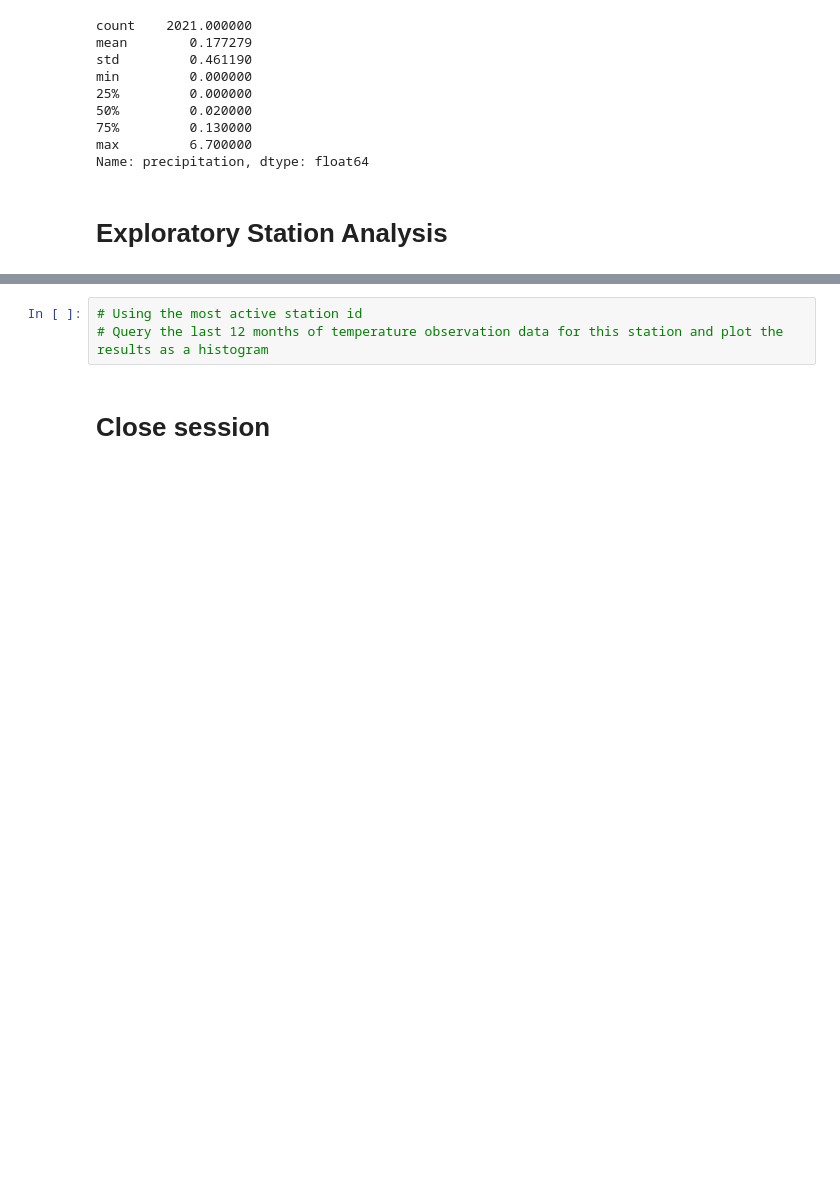
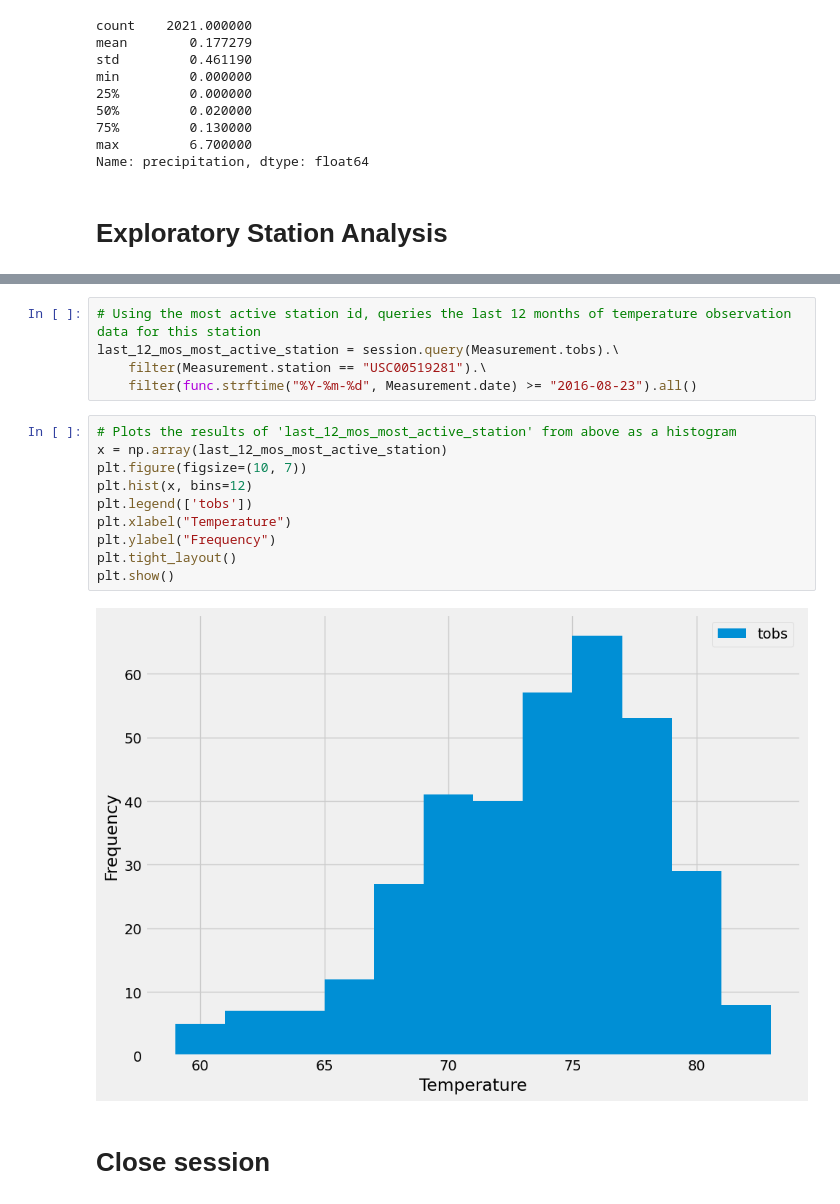
Before and after one commit to JustinePile/sqlalchemy-challenge, a Jupyter notebook: SurfsUp/climate.ipynb, the cells around one changed output, grey strips where cells are left out. Cells and saved outputs as stored; diff of their text form; blank space fills up the shorter version.

```diff
--- a/SurfsUp/climate.ipynb
+++ b/SurfsUp/climate.ipynb
@@ -130,6 +144,20 @@ most_active_stations[0]
 # %%
-# Using the most active station id
-# Query the last 12 months of temperature observation data for this station and plot the results as a histogram
+# Using the most active station id, queries the last 12 months of temperature observation data for this station
+last_12_mos_most_active_station = session.query(Measurement.tobs).\
+    filter(Measurement.station == "USC00519281").\
+    filter(func.strftime("%Y-%m-%d", Measurement.date) >= "2016-08-23").all()
+# %%
+# Plots the results of 'last_12_mos_most_active_station' from above as a histogram
+x = np.array(last_12_mos_most_active_station)
+plt.figure(figsize=(10, 7))
+plt.hist(x, bins=12)
+plt.legend(['tobs'])
+plt.xlabel("Temperature")
+plt.ylabel("Frequency")
+plt.tight_layout()
+plt.show()
+# %% [output]
+[figure, added]
 # %% [markdown]
 # Close session
 # %%
```
Also changed, not shown: parts of 10 cells of this notebook.
